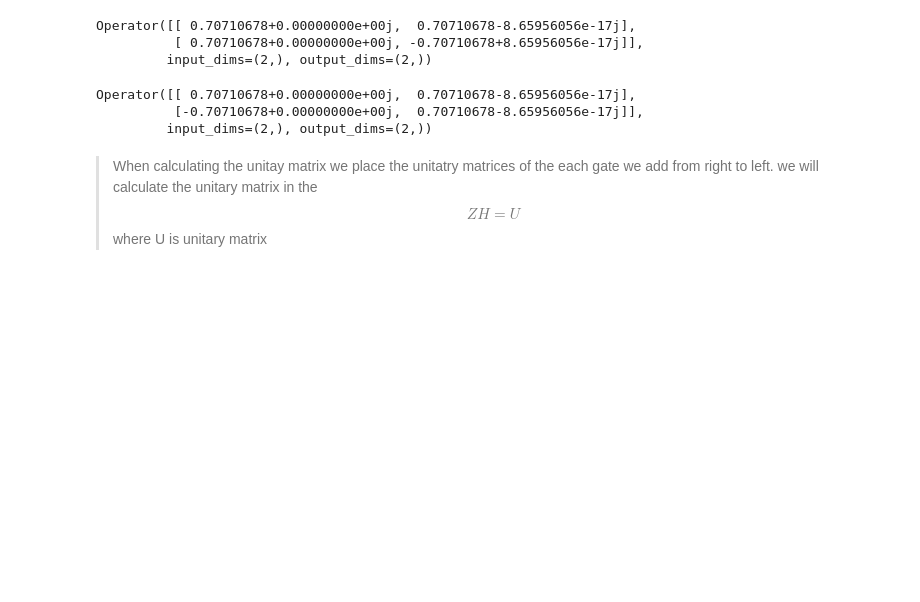
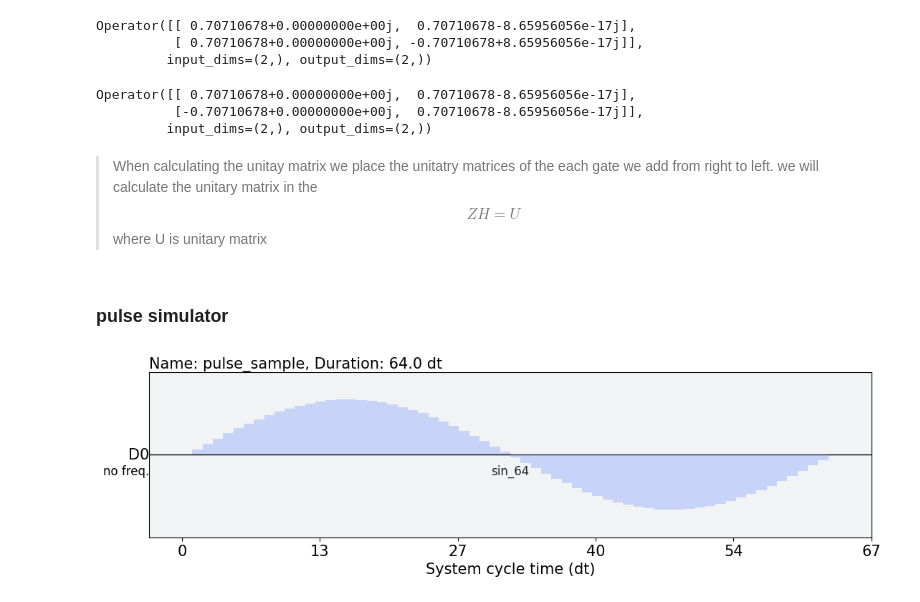
Before and after one commit to dipankardas011/Quantum-Coding, a Jupyter notebook: aer-package.ipynb, the cells around one changed output. Drawn from its saved outputs; the diff is of its cells as text; code cells hidden in the pictures; blank space fills up the shorter version.

```diff
--- a/aer-package.ipynb
+++ b/aer-package.ipynb
@@ -272,3 +267,5 @@ Operator([[ 0.70710678+0.00000000e+00j,  0.70710678-8.65956056e-17j],
          input_dims=(2,), output_dims=(2,))
 # %% [markdown]
 > When calculating the unitay matrix we place the unitatry matrices of the each gate we add from right to left. we will calculate the unitary matrix in the $$ZH = U$$ where U is unitary matrix
+# %% [markdown]
+### pulse simulator
@@ -274,0 +276,13 @@ Operator([[ 0.70710678+0.00000000e+00j,  0.70710678-8.65956056e-17j],
+# %%
+x = np.linspace(0, 2*np.pi, 64)
+data = np.sin(x)
+
+sample_pulse = Waveform(data, name="sin_64")
+sched = Schedule(name="pulse_sample")
+
+qubit_idx = 0
+
+scheds = sched.insert(0, Play(sample_pulse, DriveChannel(qubit_idx)))
+scheds.draw()
+# %% [output]
+[figure, added]
```
Also changed, not shown: parts of 12 cells of this notebook, 1 other file.
